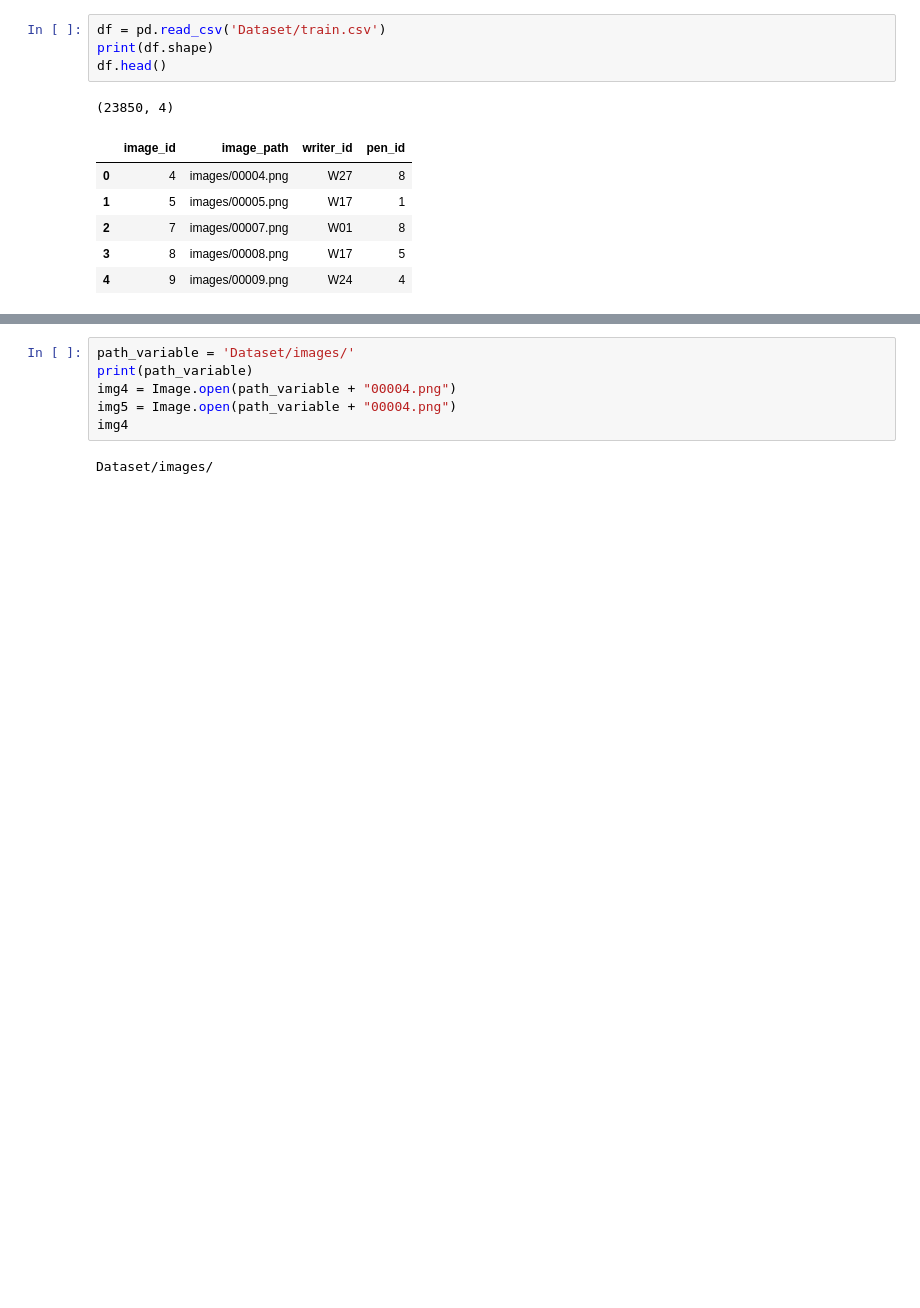
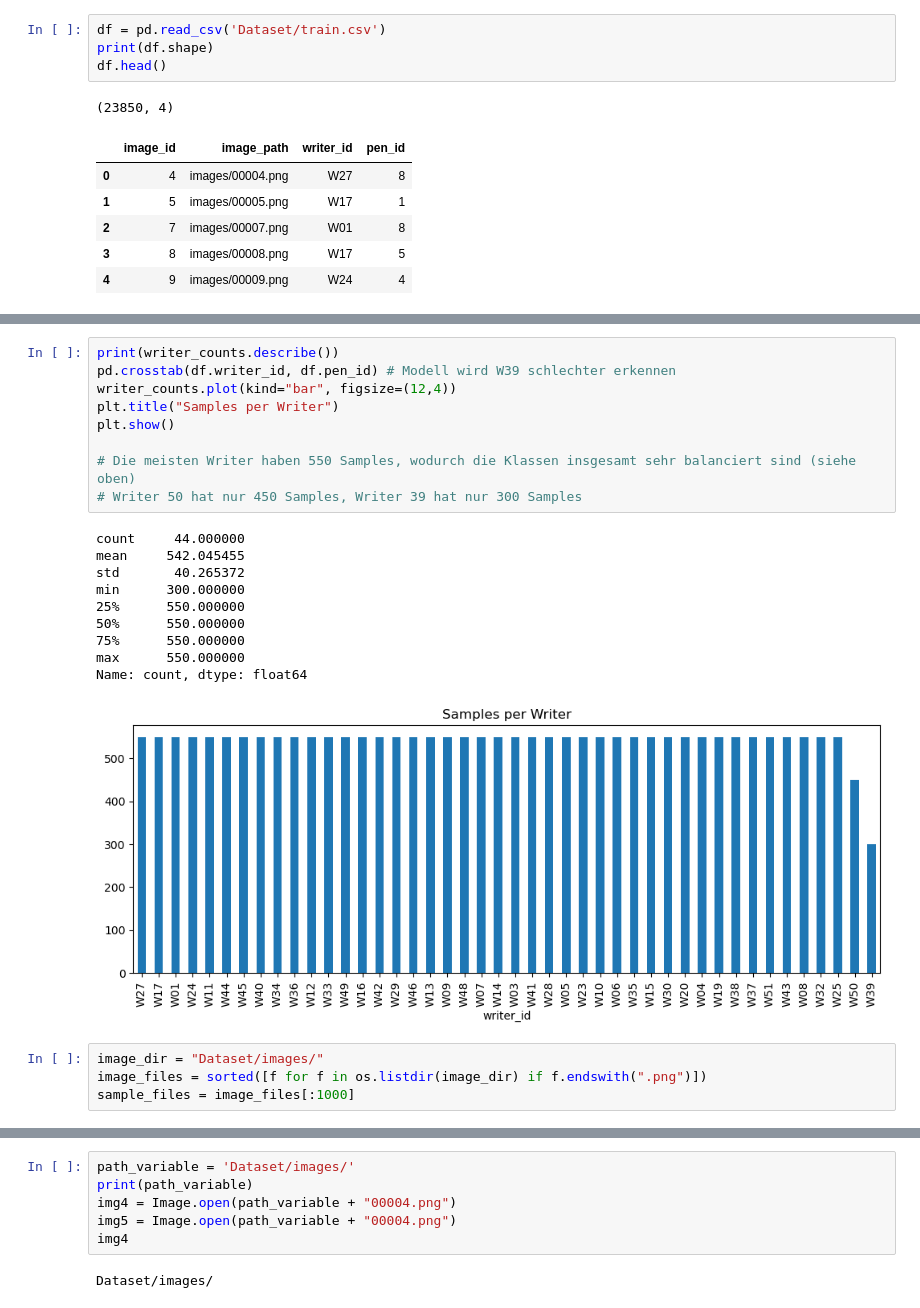
Before and after one commit to CGD16/ICDAR-2026---CircleID-Writer-Identification, a Jupyter notebook: Exploratory_Data_Analysis.ipynb, the cells around one changed output, grey strips where cells are left out. Cells and saved outputs as stored; diff of their text form; blank space fills up the shorter version.

```diff
--- a/Exploratory_Data_Analysis.ipynb
+++ b/Exploratory_Data_Analysis.ipynb
@@ -24,0 +94,24 @@ df.head()
+# %%
+print(writer_counts.describe())
+pd.crosstab(df.writer_id, df.pen_id) # Modell wird W39 schlechter erkennen
+writer_counts.plot(kind="bar", figsize=(12,4))
+plt.title("Samples per Writer")
+plt.show()
+
+# Die meisten Writer haben 550 Samples, wodurch die Klassen insgesamt sehr balanciert sind (siehe oben)
+# Writer 50 hat nur 450 Samples, Writer 39 hat nur 300 Samples
+# %% [output]
+count     44.000000
+mean     542.045455
+std       40.265372
+min      300.000000
+25%      550.000000
+50%      550.000000
+75%      550.000000
+max      550.000000
+Name: count, dtype: float64
+[figure, added]
+# %%
+image_dir = "Dataset/images/"
+image_files = sorted([f for f in os.listdir(image_dir) if f.endswith(".png")])
+sample_files = image_files[:1000]
```
Also changed, not shown: parts of 15 cells of this notebook.
